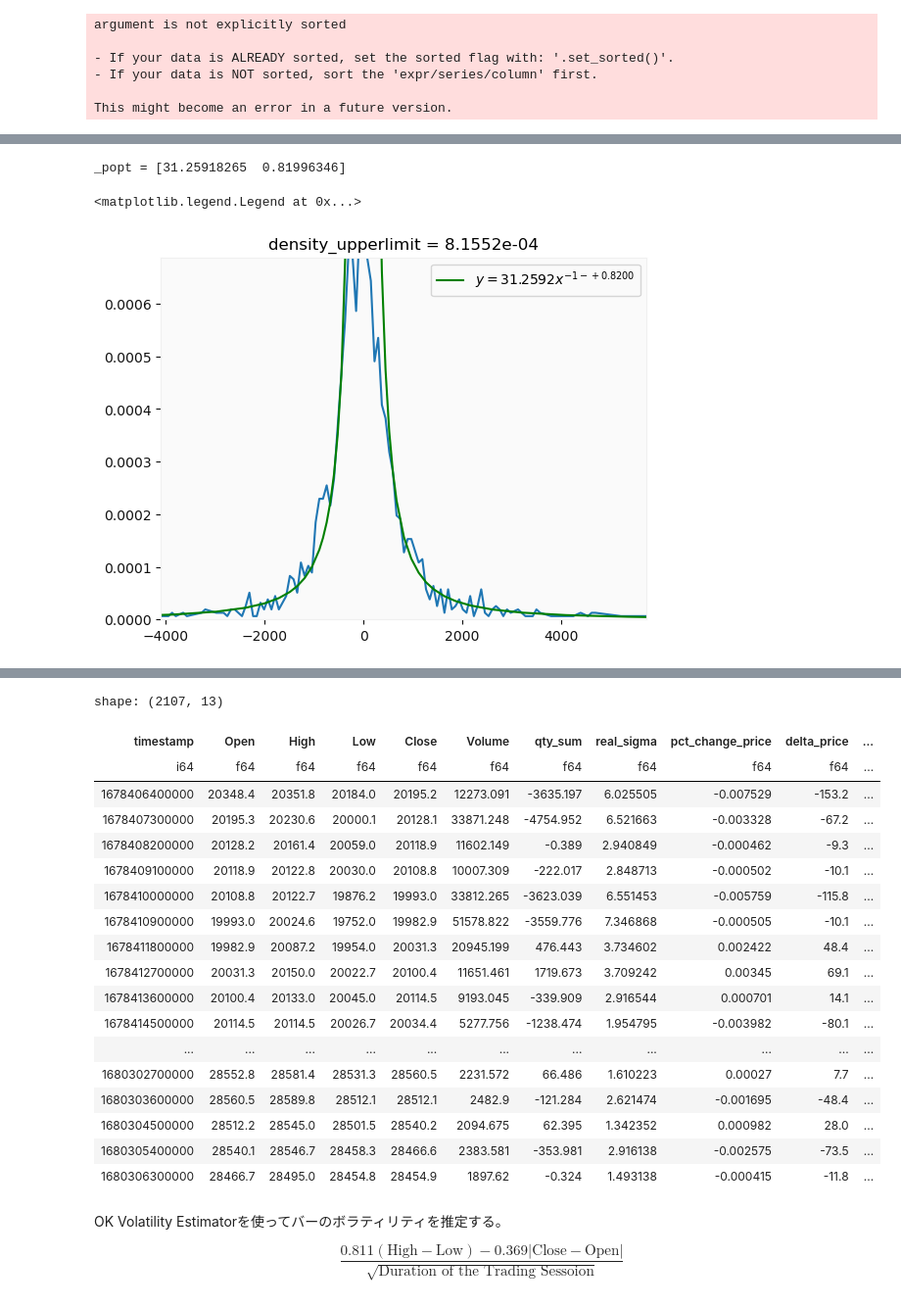
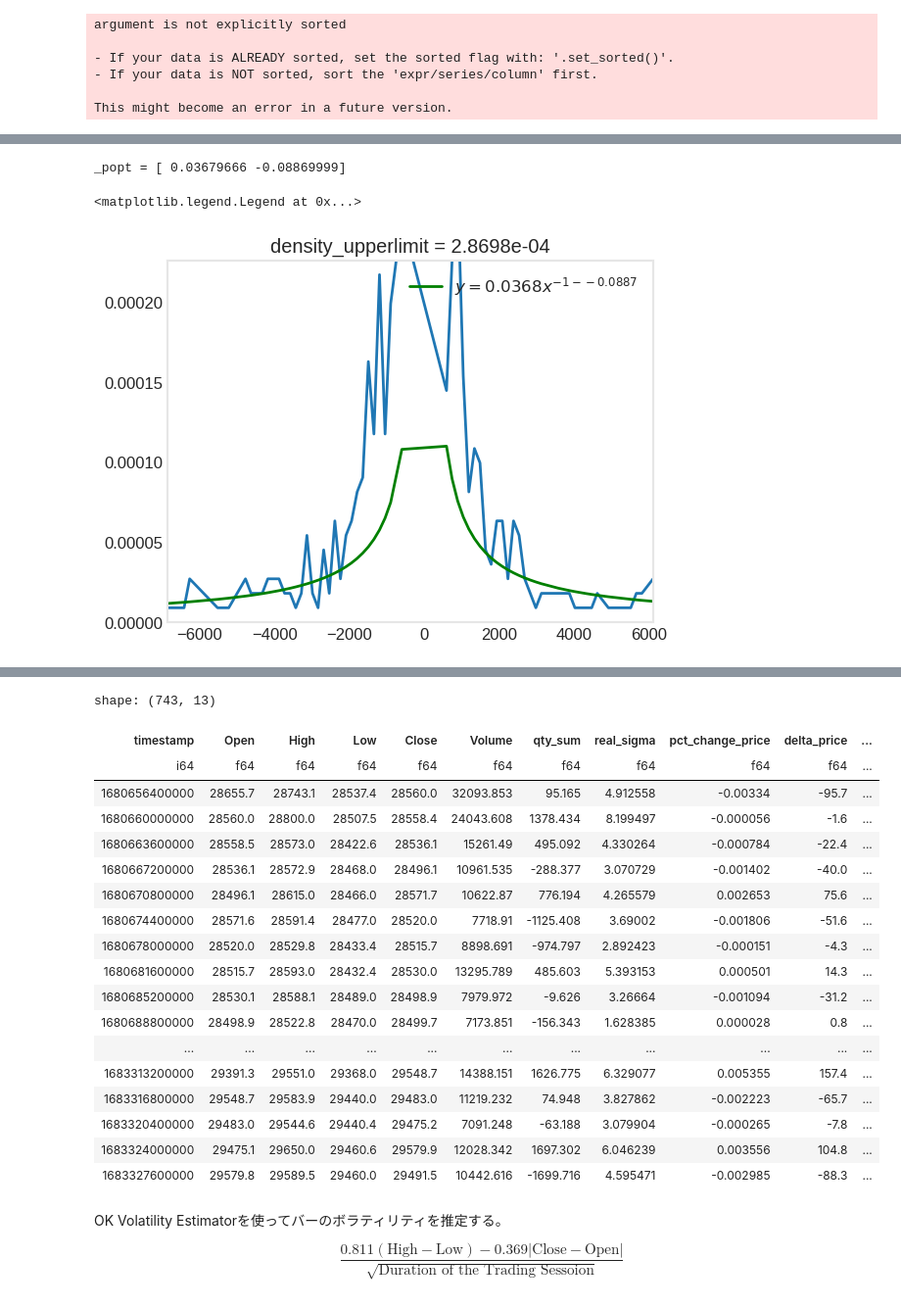
Before and after one commit to WannabeBotter/binance_utility, a Jupyter notebook: test.ipynb, the cells around one changed output, grey strips where cells are left out. Shown: that part at 98% size. Drawn from its saved outputs; the diff is of its cells as text; code cells hidden in the pictures.

```diff
--- a/test.ipynb
+++ b/test.ipynb
@@ -9,12 +9,12 @@ from datetime import date, timedelta, datetime, timezone
 
 from binance_utility.plot_utils import plot_correlation
 # %%
-# 約定履歴21日分を読み込む
+# 約定履歴21日分を読み込む。あらかじめdownload_trades.pyを使ってデータファイルをダウンロードしておくこと。
 days = 21
 symbol = "BTCUSDT"
 
 # 指定日から30日前までのデータを使いたい場合
-last_date = date(year=2023, month=3, day=31)
+last_date = date(year=2023, month=5, day=5)
 # 昨日から30日前までのデータを使いたい場合
 # last_date = (datetime.now(timezone.utc) - timedelta(days = 2)).date()
 start_date = last_date - timedelta(days=days)
@@ -22,8 +22,8 @@ start_date = last_date - timedelta(days=days)
 if "df_trades" in globals():
     del df_trades
 df_trades = None
+date_cursor = start_date
 
-date_cursor = start_date
 while date_cursor <= last_date:
     if df_trades is None:
         df_trades = pl.read_parquet(f"/home/jovyan/work/binance_utility/data/{symbol}_TRADES_{date_cursor.year:04d}-{date_cursor.month:02d}-{date_cursor.day:02d}.parquet")
@@ -49,6 +36,6 @@ shape: (9, 10)
 # %%
 # タイムバーを作成
-groupby_interval_min = 15
+groupby_interval_min = 30
 groupby_interval = groupby_interval_min * 60 * 1000
 
 df_timebar = df_trades.groupby_dynamic("timestamp", every=f"{int(groupby_interval)}i", closed="left").agg([pl.col("price").first().alias("Open"), pl.col("price").max().alias("High"), pl.col("price").min().alias("Low"), pl.col("price").last().alias("Close"), np.abs(pl.col("qty")).sum().alias("Volume"), pl.col("qty").sum().alias("qty_sum"), (pl.col("price").std() / np.sqrt(60)).alias("real_sigma")])
@@ -97,7 +84,7 @@ _popt, _pcov = curve_fit(func, df_histogram["qty_sum"], df_histogram["density"])
 print(f"_popt = {_popt}")
 
 array_histogram = np.histogram(df_timebar["qty_sum"], bins=256, density=True)
-density_upperlimit = np.quantile(array_histogram[0], 1.0)
+density_upperlimit = np.quantile(array_histogram[0], 0.97)
 df_histogram = pl.DataFrame({"qty_sum": array_histogram[1][:-1], "density": array_histogram[0]}).filter(pl.col("density") > 0).filter(pl.col("density") < density_upperlimit)
 plt.plot(df_histogram["qty_sum"], df_histogram["density"])
 plt.plot(df_histogram["qty_sum"], func(df_histogram["qty_sum"], *_popt), color = 'green', label = '$y = %s x^{-1 - %s}$' % (f'{_popt[0]:.4f}',  f'{_popt[1]:+.4f}'))
@@ -108,9 +95,9 @@ plt.title(f"density_upperlimit = {density_upperlimit:.4e}")
 plt.grid()
 plt.legend()
 # %% [output]
-_popt = [31.25918265  0.81996346]
+_popt = [ 0.03679666 -0.08869999]
 <matplotlib.legend.Legend at 0x...>
-[figure, old version]
+[figure, new version]
 # %% [markdown]
 $f^Q (x) = a\cdot x^{-1-\alpha}$
 
@@ -144,46 +131,46 @@ $$
 # %%
 # 各種定数
 Lambda = 1 / (15 * 60)
-a, alpha = [31.25918265, 0.81996346]
-b, c = [3.66447183e+01, 1.22613802e-02]
+a, alpha = [226.98638124, 1.1254549]
+b, c = [3.0534806e+01, 1.2302710e-02]
 
 # 定数から A exp(-k \delta)で利用するパラメータを計算
 A = Lambda / alpha * a / c
 k = alpha / b
 
-gamma = 0.001
+gamma = 1
 xi = gamma
 delta = 1
 
 def delta_b_delta_a(k, q, delta, sigma, A, gamma):
     return 2 / k + delta * np.sqrt((gamma * (sigma * np.sqrt(groupby_interval_min * 60)) ** 2 * np.e) / (2 * A * delta * k))
 
 def delta_b_delta_a_with_xi(k, q, delta, sigma, A, gamma):
     return 2 / (xi * delta) * np.log(1 + (xi * delta) / k) + delta * np.sqrt((gamma * (sigma * np.sqrt(groupby_interval_min * 60)) ** 2) / (2 * A * delta * k) * np.power((1 + (xi * delta) / k), k / (xi * delta) + 1))
 
 df_timebar = df_timebar.with_columns((delta_b_delta_a_with_xi(k, 0, delta, pl.col("estimated_sigma").shift(), A, gamma).alias("delta_b_delta_a_xi")))
-df_timebar = df_timebar.with_columns((delta_b_delta_a(k, 0, delta, pl.col("estimated_sigma").shift(), A, gamma).alias("delta_b_delta_a")))
+df_timebar = df_timebar.with_columns((delta_b_delta_a(k, 0, delta, pl.col("estimated_sigma").shift(), A, gamma).alias("delta_b_delta_a"))).drop_nulls()
 df_timebar
 # %% [output]
-shape: (2107, 13)
+shape: (743, 13)
 | timestamp | Open | High | Low | Close | Volume | qty_sum | real_sigma | pct_change_price | delta_price | ... |
 | i64 | f64 | f64 | f64 | f64 | f64 | f64 | f64 | f64 | f64 | ... |
-| 1678406400000 | 20348.4 | 20351.8 | 20184.0 | 20195.2 | 12273.091 | -3635.197 | 6.025505 | -0.007529 | -153.2 | ... |
-| 1678407300000 | 20195.3 | 20230.6 | 20000.1 | 20128.1 | 33871.248 | -4754.952 | 6.521663 | -0.003328 | -67.2 | ... |
-| 1678408200000 | 20128.2 | 20161.4 | 20059.0 | 20118.9 | 11602.149 | -0.389 | 2.940849 | -0.000462 | -9.3 | ... |
-| 1678409100000 | 20118.9 | 20122.8 | 20030.0 | 20108.8 | 10007.309 | -222.017 | 2.848713 | -0.000502 | -10.1 | ... |
-| 1678410000000 | 20108.8 | 20122.7 | 19876.2 | 19993.0 | 33812.265 | -3623.039 | 6.551453 | -0.005759 | -115.8 | ... |
-| 1678410900000 | 19993.0 | 20024.6 | 19752.0 | 19982.9 | 51578.822 | -3559.776 | 7.346868 | -0.000505 | -10.1 | ... |
-| 1678411800000 | 19982.9 | 20087.2 | 19954.0 | 20031.3 | 20945.199 | 476.443 | 3.734602 | 0.002422 | 48.4 | ... |
-| 1678412700000 | 20031.3 | 20150.0 | 20022.7 | 20100.4 | 11651.461 | 1719.673 | 3.709242 | 0.00345 | 69.1 | ... |
-| 1678413600000 | 20100.4 | 20133.0 | 20045.0 | 20114.5 | 9193.045 | -339.909 | 2.916544 | 0.000701 | 14.1 | ... |
-| 1678414500000 | 20114.5 | 20114.5 | 20026.7 | 20034.4 | 5277.756 | -1238.474 | 1.954795 | -0.003982 | -80.1 | ... |
+| 1680656400000 | 28655.7 | 28743.1 | 28537.4 | 28560.0 | 32093.853 | 95.165 | 4.912558 | -0.00334 | -95.7 | ... |
+| 1680660000000 | 28560.0 | 28800.0 | 28507.5 | 28558.4 | 24043.608 | 1378.434 | 8.199497 | -0.000056 | -1.6 | ... |
+| 1680663600000 | 28558.5 | 28573.0 | 28422.6 | 28536.1 | 15261.49 | 495.092 | 4.330264 | -0.000784 | -22.4 | ... |
+| 1680667200000 | 28536.1 | 28572.9 | 28468.0 | 28496.1 | 10961.535 | -288.377 | 3.070729 | -0.001402 | -40.0 | ... |
+| 1680670800000 | 28496.1 | 28615.0 | 28466.0 | 28571.7 | 10622.87 | 776.194 | 4.265579 | 0.002653 | 75.6 | ... |
+| 1680674400000 | 28571.6 | 28591.4 | 28477.0 | 28520.0 | 7718.91 | -1125.408 | 3.69002 | -0.001806 | -51.6 | ... |
+| 1680678000000 | 28520.0 | 28529.8 | 28433.4 | 28515.7 | 8898.691 | -974.797 | 2.892423 | -0.000151 | -4.3 | ... |
+| 1680681600000 | 28515.7 | 28593.0 | 28432.4 | 28530.0 | 13295.789 | 485.603 | 5.393153 | 0.000501 | 14.3 | ... |
+| 1680685200000 | 28530.1 | 28588.1 | 28489.0 | 28498.9 | 7979.972 | -9.626 | 3.26664 | -0.001094 | -31.2 | ... |
+| 1680688800000 | 28498.9 | 28522.8 | 28470.0 | 28499.7 | 7173.851 | -156.343 | 1.628385 | 0.000028 | 0.8 | ... |
 | ... | ... | ... | ... | ... | ... | ... | ... | ... | ... | ... |
-| 1680302700000 | 28552.8 | 28581.4 | 28531.3 | 28560.5 | 2231.572 | 66.486 | 1.610223 | 0.00027 | 7.7 | ... |
-| 1680303600000 | 28560.5 | 28589.8 | 28512.1 | 28512.1 | 2482.9 | -121.284 | 2.621474 | -0.001695 | -48.4 | ... |
-| 1680304500000 | 28512.2 | 28545.0 | 28501.5 | 28540.2 | 2094.675 | 62.395 | 1.342352 | 0.000982 | 28.0 | ... |
-| 1680305400000 | 28540.1 | 28546.7 | 28458.3 | 28466.6 | 2383.581 | -353.981 | 2.916138 | -0.002575 | -73.5 | ... |
-| 1680306300000 | 28466.7 | 28495.0 | 28454.8 | 28454.9 | 1897.62 | -0.324 | 1.493138 | -0.000415 | -11.8 | ... |
+| 1683313200000 | 29391.3 | 29551.0 | 29368.0 | 29548.7 | 14388.151 | 1626.775 | 6.329077 | 0.005355 | 157.4 | ... |
+| 1683316800000 | 29548.7 | 29583.9 | 29440.0 | 29483.0 | 11219.232 | 74.948 | 3.827862 | -0.002223 | -65.7 | ... |
+| 1683320400000 | 29483.0 | 29544.6 | 29440.4 | 29475.2 | 7091.248 | -63.188 | 3.079904 | -0.000265 | -7.8 | ... |
+| 1683324000000 | 29475.1 | 29650.0 | 29460.6 | 29579.9 | 12028.342 | 1697.302 | 6.046239 | 0.003556 | 104.8 | ... |
+| 1683327600000 | 29579.8 | 29589.5 | 29460.0 | 29491.5 | 10442.616 | -1699.716 | 4.595471 | -0.002985 | -88.3 | ... |
 # %% [markdown]
 OK Volatility Estimatorを使ってバーのボラティリティを推定する。
 
```
Also changed, not shown: parts of 4 cells of this notebook.
